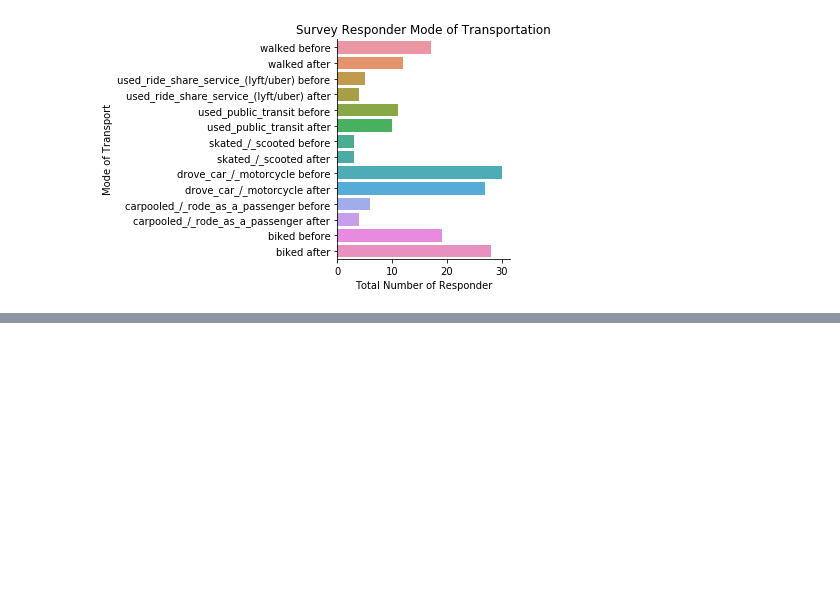
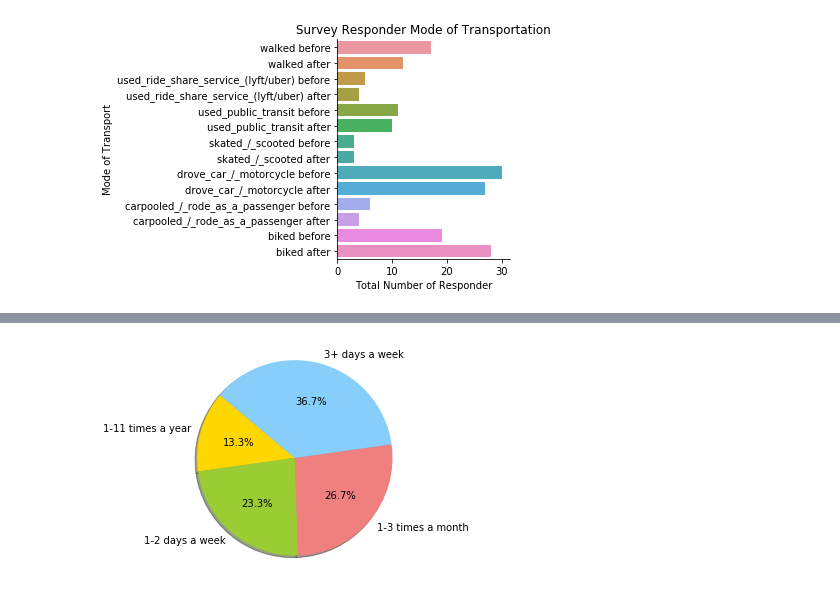
Before and after one commit to lindseytam/EBikeSurvey, a Jupyter notebook: notebook/analysis/01_summary_stats_ebike.ipynb, the cells around one changed output, grey strips where cells are left out. Drawn from its saved outputs; the diff is of its cells as text; code cells hidden in the pictures; blank space fills up the shorter version.

```diff
--- a/notebook/analysis/01_summary_stats_ebike.ipynb
+++ b/notebook/analysis/01_summary_stats_ebike.ipynb
@@ -135,0 +227,17 @@ plt.show()
+# %%
+#Count the frequencies
+biking_freq = list()
+freq_count = list()
+for i in range(1,row_num):
+    frequency = df['how_often_do_you_bicyclefor_any_purposesince_purchasing_an_e-bike?'][i]
+    if frequency in biking_freq:
+        index = biking_freq.index(frequency)
+        freq_count[index] += 1
+    else:
+        biking_freq.append(frequency)
+        freq_count.append(1)
+
+bike_after['Biking_Frequency'] = biking_freq
+bike_after['Frequency_Count'] = freq_count
+
+bike_after.head()
@@ -135,0 +259,11 @@ plt.show()
+# %%
+# Plot
+temp = bike_after.sort_values('Biking_Frequency', ascending = True)[['Biking_Frequency', 'Frequency_Count']]
+
+colors = ['gold', 'yellowgreen', 'lightcoral', 'lightskyblue', 'orchid']
+plt.pie(temp['Frequency_Count'], labels=temp['Biking_Frequency'], colors = colors, autopct='%1.1f%%', shadow=True, startangle=140)
+
+plt.axis('equal')
+plt.show()
+# %% [output]
+[figure, added]
```
Also changed, not shown: parts of 7 cells of this notebook, 2 other files.
